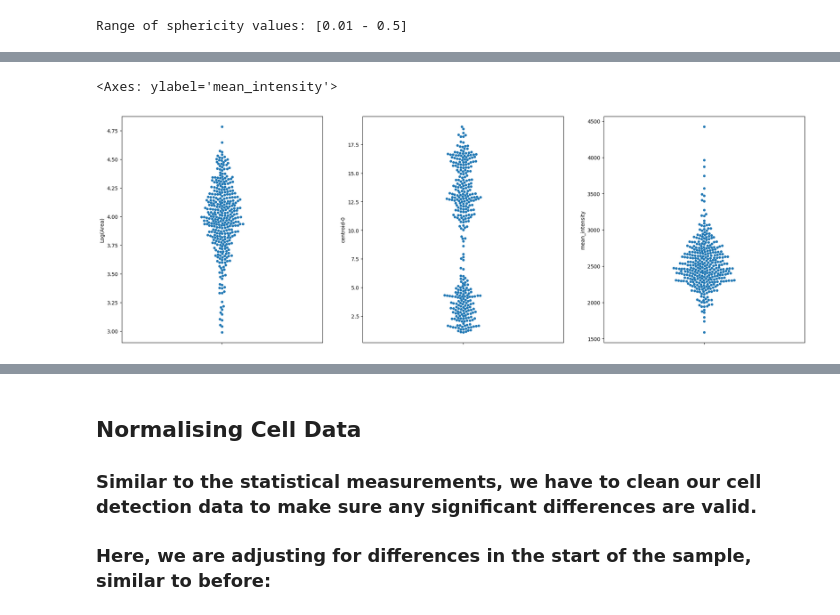
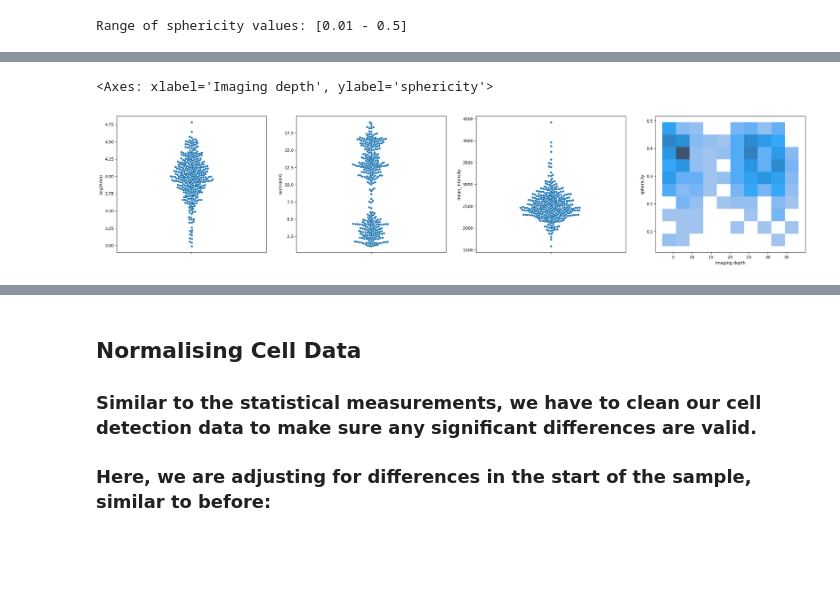
Before and after one commit to dbekat/clearing-efficacy, a Jupyter notebook: unified_analysis.ipynb, the cells around one changed output, grey strips where cells are left out. Drawn from its saved outputs; the diff is of its cells as text; code cells hidden in the pictures; blank space fills up the shorter version.

```diff
--- a/unified_analysis.ipynb
+++ b/unified_analysis.ipynb
@@ -412,28 +410,37 @@ sns.histplot(
 # %%
 # removing 'junk' artefacts and re-analysing dat
 
-nuclei_props = nuclei_props[(nuclei_props['bbox-3'] - nuclei_props['bbox-0']) > 3]
+clean_nuclei_props = nuclei_props[(nuclei_props['bbox-3'] - nuclei_props['bbox-0']) > 3]
 
 
-fig, axs = plt.subplots(1, 3, figsize=(24,8))
+fig, axs = plt.subplots(1, 4, figsize=(30,6))
 
 sns.swarmplot(
-    data=nuclei_props,
+    data=clean_nuclei_props,
     y='Log(Area)',
     ax=axs[0]
 )
 
 sns.swarmplot(
-    data=nuclei_props,
+    data=clean_nuclei_props,
     y='centroid-0',
     ax=axs[1]
 )
 
 sns.swarmplot(
-    data=nuclei_props,
+    data=clean_nuclei_props,
     y='mean_intensity',
     ax=axs[2]
 )
+
+
+sns.histplot(
+    data=clean_nuclei_props,
+    x='Imaging depth',
+    y='sphericity',
+    bins=int(int(np.max(nuclei_props['centroid-0']) / z_res)),
+    ax=axs[3]
+)
 # %% [output]
-<Axes: ylabel='mean_intensity'>
+<Axes: xlabel='Imaging depth', ylabel='sphericity'>
-[figure, old version]
+[figure, new version]
```
Also changed, not shown: parts of 4 cells of this notebook.
